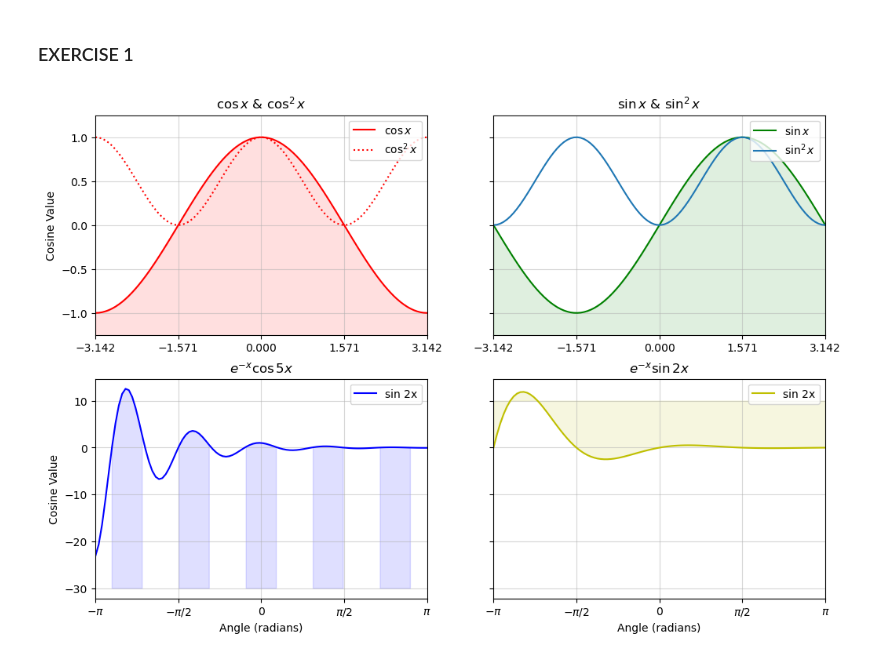
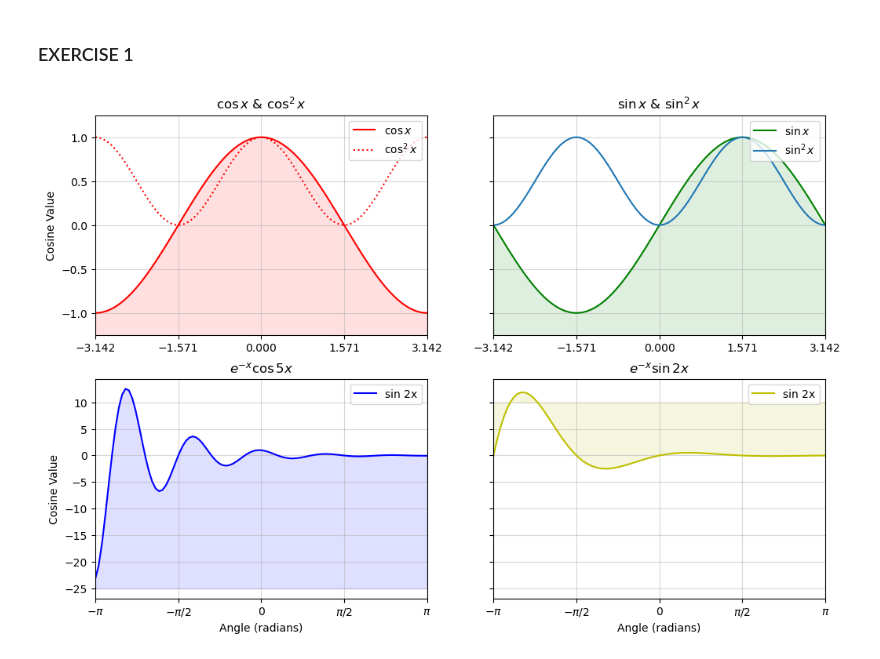
Before and after one commit to SPS-SP2273/learning-portfolio-2025-january-RyanWXW, a Jupyter notebook: 7.2_plotting__exercises/plotting_(good)_exercises.ipynb, the cells around one changed output. Saved outputs shown, nothing was run; the diff lists cells and outputs as text; code cells hidden in the pictures.

```diff
--- a/7.2_plotting__exercises/plotting_(good)_exercises.ipynb
+++ b/7.2_plotting__exercises/plotting_(good)_exercises.ipynb
@@ -47,34 +47,34 @@ axes[0, 1].text(0, 0, '', fontsize=30,
 #------- Subplot 3 -------#
 axes[1, 0].plot(x, fun1_x, color='b', label='sin 2x')
 #axes[1, 0].fill_between(x, fun1_x, 0, color='b', alpha=.125)
-axes[1, 0].fill_between(x, fun1_x, -30, where=(fun1_x > 0), color='b', alpha=.125)
+axes[1, 0].fill_between(x, fun1_x, -25, color='b', alpha=.125)
 axes[1, 0].set_title('$e^{-x}\cos 5x$')
 axes[1, 0].set_xlabel('Angle (radians)')
 axes[1, 0].set_ylabel('Cosine Value')
 axes[1, 0].set_xticks([-np.pi, -np.pi / 2, 0, np.pi / 2, np.pi])
 axes[1, 0].set_xticklabels(['$-\pi$', '$-\pi/2$', '0', '$\pi/2$', '$\pi$'])
 axes[1, 0].set_xlim(x.min(), x.max())
 axes[1, 0].legend(loc='upper right', frameon=True)
 axes[1, 0].text(0, 0, '', fontsize=30,
                 horizontalalignment='center')
 
 #------- Subplot 4 -------#
 axes[1, 1].plot(x, fun2_x, color='y', label='sin 2x')
 axes[1, 1].set_title('$e^{-x}\sin 2x$')
 axes[1, 1].set_xlabel('Angle (radians)')
 axes[1, 1].fill_between(x, fun2_x, 10, color='y', alpha=.125)
 axes[1, 1].set_xticks([-np.pi, -np.pi / 2, 0, np.pi / 2, np.pi])
 axes[1, 1].set_xticklabels(['$-\pi$', '$-\pi/2$', '0', '$\pi/2$', '$\pi$'])
 axes[1, 1].set_xlim(x.min(), x.max())
 axes[1, 1].legend(loc='upper right', frameon=True)
 axes[1, 1].text(0, 0, '', fontsize=30,
                 horizontalalignment='center')
 
 # 'flatten', 'opens' the 2D array into a simple 1D array
 for a in axes.flatten():
     a.grid(alpha=.5)
 
 # plt.tight_layout()
 plt.show(block=False)
 # %% [output]
-[figure, old version]
+[figure, new version]
```
Also changed, not shown: 1 other file.
